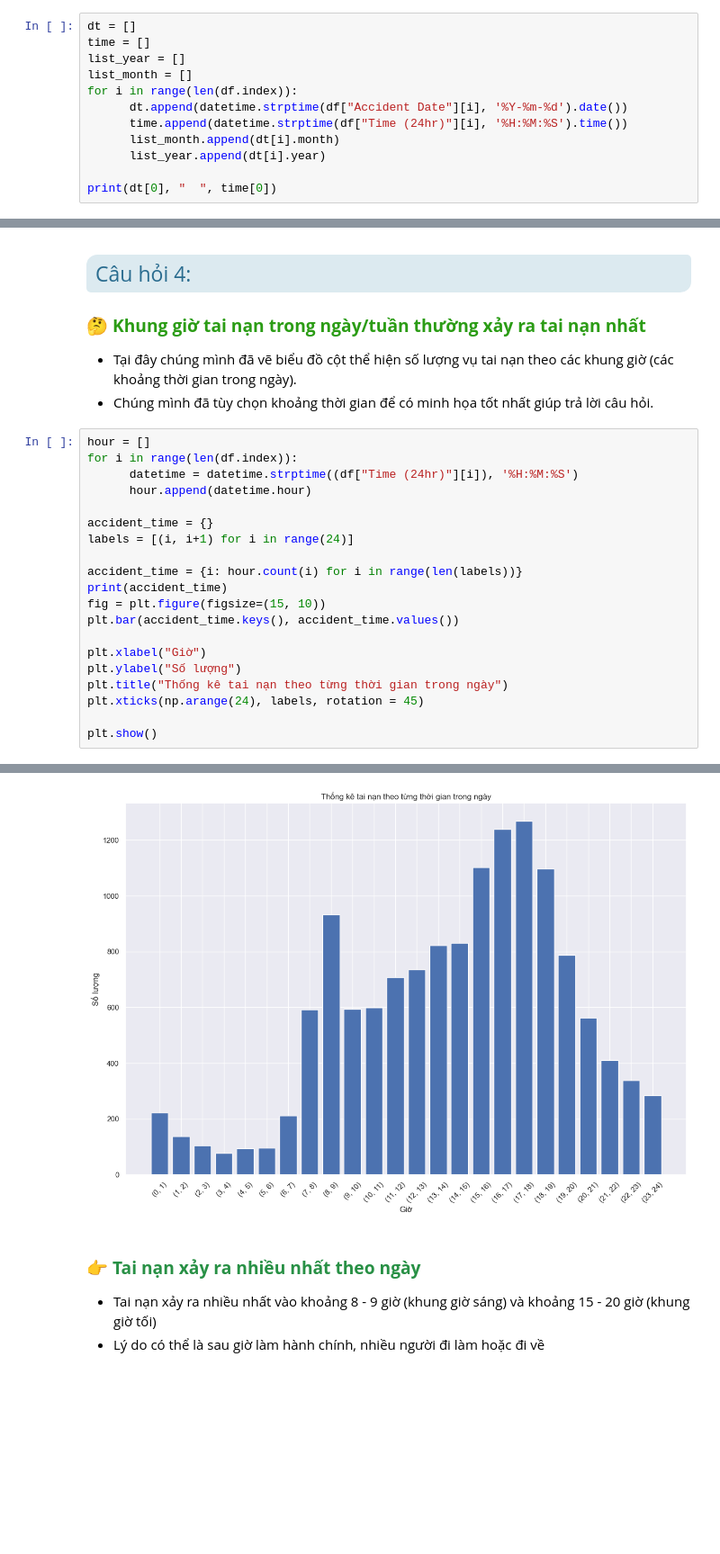
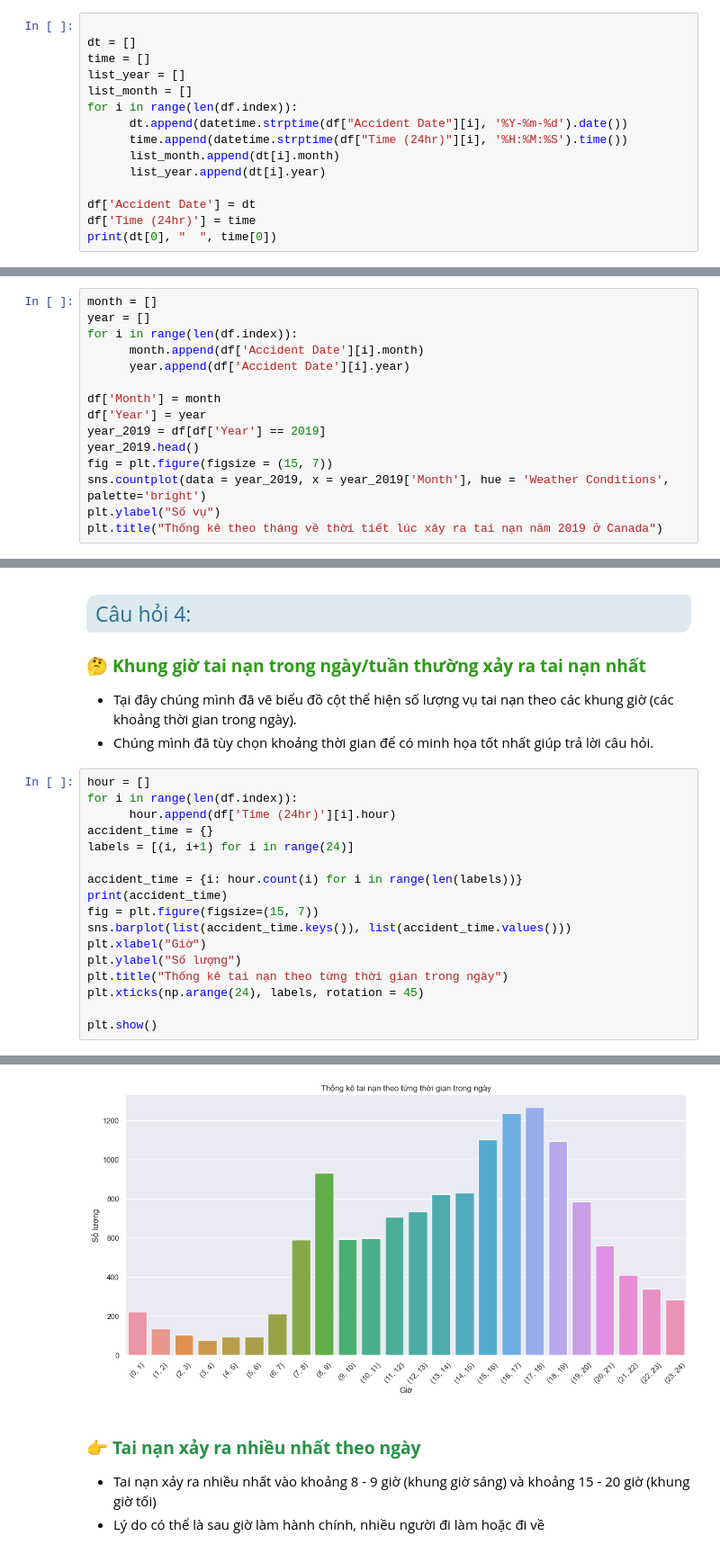
Before and after one commit to laitoanthang/KHDL-PythonForDS, a Jupyter notebook: Visualization.ipynb, the cells around one changed output, grey strips where cells are left out. Shown: that part at 90% size. Cells and saved outputs as stored; diff of their text form; blank space fills up the shorter version.

```diff
--- a/Visualization.ipynb
+++ b/Visualization.ipynb
@@ -140,6 +142,7 @@ dtype: object
 
 👉 Để run cell trên thì phải mất đến hơn 5 phút
 # %%
+
 dt = []
 time = []
 list_year = []
@@ -150,6 +153,8 @@ for i in range(len(df.index)):
       list_month.append(dt[i].month)
       list_year.append(dt[i].year)
 
+df['Accident Date'] = dt
+df['Time (24hr)'] = time
 print(dt[0], "  ", time[0])
 # %% [output]
 2014-01-01    14:15:00
@@ -353,0 +368,15 @@ plt.show()
+# %%
+month = []
+year = []
+for i in range(len(df.index)):
+      month.append(df['Accident Date'][i].month)
+      year.append(df['Accident Date'][i].year)
+
+df['Month'] = month
+df['Year'] = year
+year_2019 = df[df['Year'] == 2019]
+year_2019.head()
+fig = plt.figure(figsize = (15, 7))
+sns.countplot(data = year_2019, x = year_2019['Month'], hue = 'Weather Conditions', palette='bright')
+plt.ylabel("Số vụ")
+plt.title("Thống kê theo tháng về thời tiết lúc xảy ra tai nạn năm 2019 ở Canada")
@@ -361,26 +393,23 @@ plt.show()
 # %%
 hour = []
 for i in range(len(df.index)):
-      datetime = datetime.strptime((df["Time (24hr)"][i]), '%H:%M:%S')
-      hour.append(datetime.hour)
-
+      hour.append(df['Time (24hr)'][i].hour)
 accident_time = {}
 labels = [(i, i+1) for i in range(24)]
 
 accident_time = {i: hour.count(i) for i in range(len(labels))}
 print(accident_time)
-fig = plt.figure(figsize=(15, 10))
-plt.bar(accident_time.keys(), accident_time.values())
-
+fig = plt.figure(figsize=(15, 7))
+sns.barplot(list(accident_time.keys()), list(accident_time.values()))
 plt.xlabel("Giờ")
 plt.ylabel("Số lượng")
 plt.title("Thống kê tai nạn theo từng thời gian trong ngày")
 plt.xticks(np.arange(24), labels, rotation = 45)
 
 plt.show()
 # %% [output]
 {0: 222, 1: 137, 2: 105, 3: 76, 4: 94, 5: 95, 6: 212, 7: 591, 8: 933, 9: 594, 10: 599, 11: 708, 12: 735, 13: 822, 14: 830, 15: 1102, 16: 1239, 17: 1268, 18: 1096, 19: 787, 20: 562, 21: 410, 22: 338, 2 ...
-[figure, old version]
+[figure, new version]
 # %% [markdown]
 ### **<span style='color:#289045 '>👉 Tai nạn xảy ra nhiều nhất theo ngày </span>**
 - Tai nạn xảy ra nhiều nhất vào khoảng 8 - 9 giờ (khung giờ sáng)
```
Also changed, not shown: parts of 18 cells of this notebook, 2 other files.
